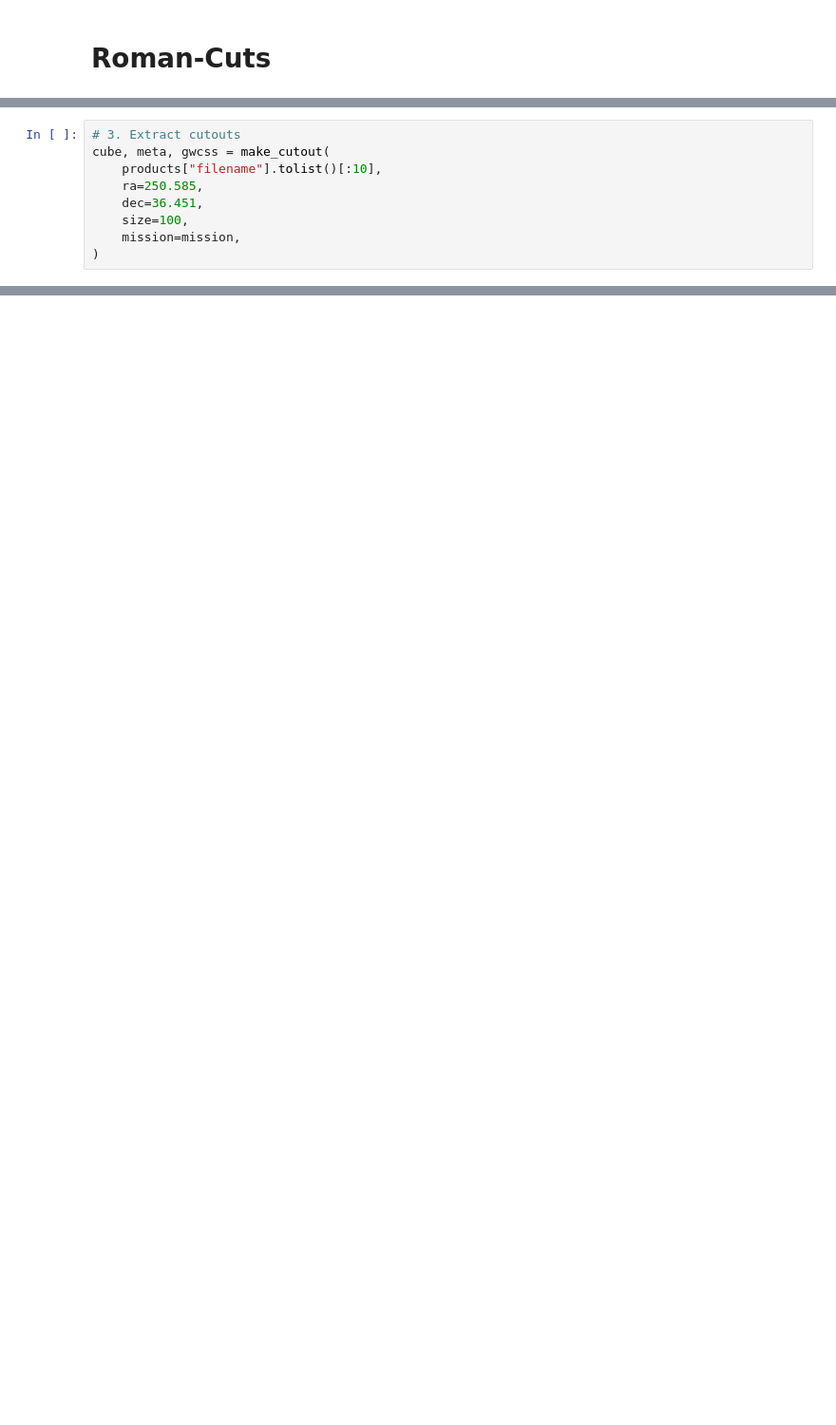
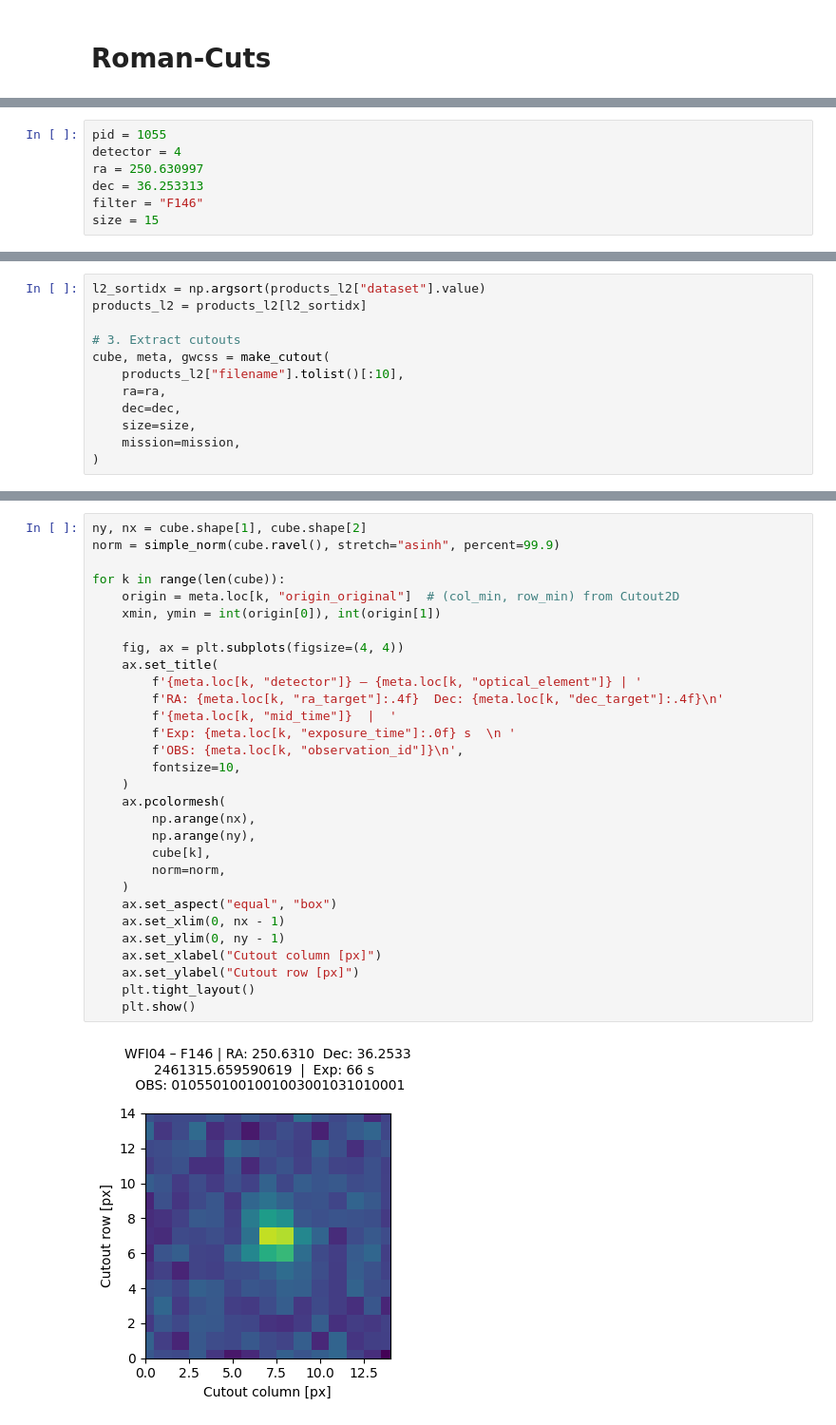
Before and after one commit to jorgemarpa/roman-cuts, a Jupyter notebook: notebooks/tutorial-com.ipynb, the cells around one changed output, grey strips where cells are left out. Shown at 95% size. Drawn from its saved outputs; the diff is of its cells as text; blank space fills up the shorter version.

```diff
--- a/notebooks/tutorial-com.ipynb
+++ b/notebooks/tutorial-com.ipynb
@@ -19,2 +32,9 @@ INFO: MAST API token accepted, welcome Jorge Martinez-Palomera [astroquery.mast.
+# %%
+pid = 1055
+detector = 4
+ra = 250.630997
+dec = 36.253313
+filter = "F146"
+size = 15
 # %%
 # 2. Find L2 files for a specific field
@@ -60,9 +74,12 @@ AttributeError: 'MastMissionsClass' object has no attribute 'read_product'
 # %%
+l2_sortidx = np.argsort(products_l2["dataset"].value)
+products_l2 = products_l2[l2_sortidx]
+
 # 3. Extract cutouts
 cube, meta, gwcss = make_cutout(
-    products["filename"].tolist()[:10],
-    ra=250.585,
-    dec=36.451,
-    size=100,
+    products_l2["filename"].tolist()[:10],
+    ra=ra,
+    dec=dec,
+    size=size,
     mission=mission,
 )
@@ -112,0 +86,32 @@ interact(update, frame=IntSlider(min=0, max=len(cube) - 1, step=1, value=0,
+# %%
+ny, nx = cube.shape[1], cube.shape[2]
+norm = simple_norm(cube.ravel(), stretch="asinh", percent=99.9)
+
+for k in range(len(cube)):
+    origin = meta.loc[k, "origin_original"]  # (col_min, row_min) from Cutout2D
+    xmin, ymin = int(origin[0]), int(origin[1])
+
+    fig, ax = plt.subplots(figsize=(4, 4))
+    ax.set_title(
+        f'{meta.loc[k, "detector"]} – {meta.loc[k, "optical_element"]} | '
+        f'RA: {meta.loc[k, "ra_target"]:.4f}  Dec: {meta.loc[k, "dec_target"]:.4f}\n'
+        f'{meta.loc[k, "mid_time"]}  |  '
+        f'Exp: {meta.loc[k, "exposure_time"]:.0f} s  \n '
+        f'OBS: {meta.loc[k, "observation_id"]}\n',
+        fontsize=10,
+    )
+    ax.pcolormesh(
+        np.arange(nx),
+        np.arange(ny),
+        cube[k],
+        norm=norm,
+    )
+    ax.set_aspect("equal", "box")
+    ax.set_xlim(0, nx - 1)
+    ax.set_ylim(0, ny - 1)
+    ax.set_xlabel("Cutout column [px]")
+    ax.set_ylabel("Cutout row [px]")
+    plt.tight_layout()
+    plt.show()
+# %% [output]
+[figure, added]
```
Also changed, not shown: parts of 10 cells of this notebook, 5 other files.
